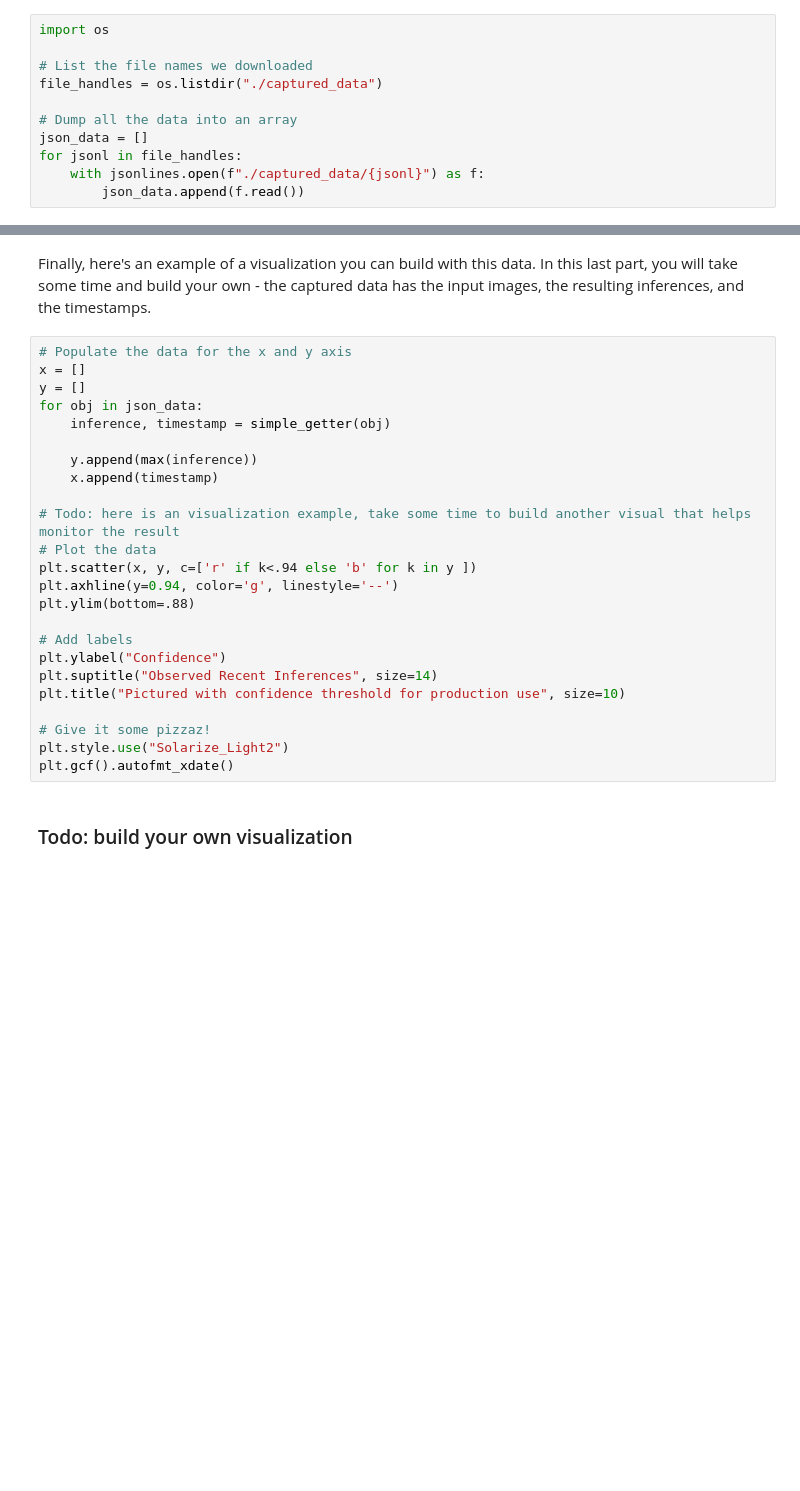
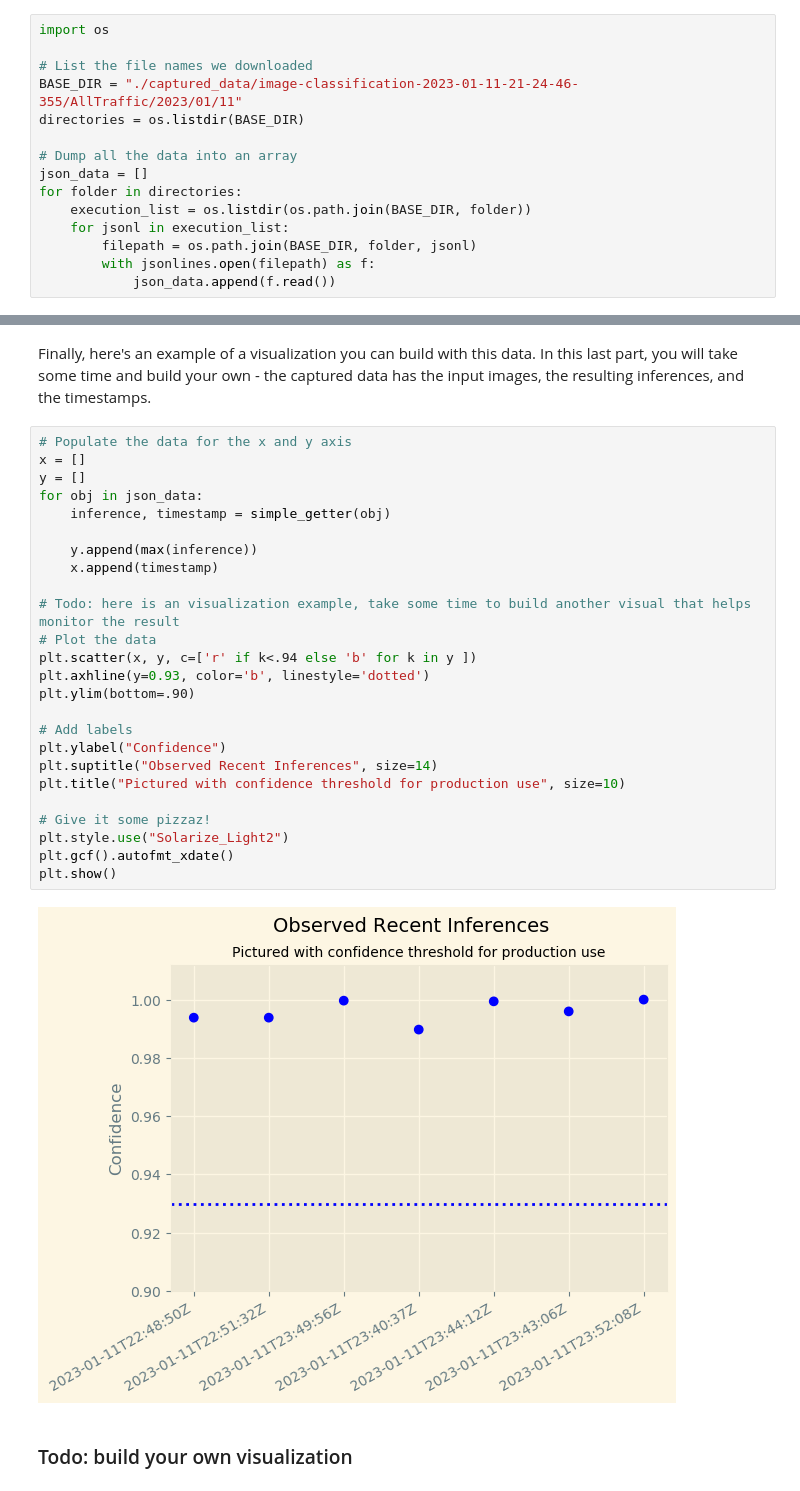
Before and after one commit to mxPorf/Developing-ML-Workflow, a Jupyter notebook: project/starter.ipynb, the cells around one changed output, grey strips where cells are left out. Cells and saved outputs as stored; diff of their text form; blank space fills up the shorter version.

```diff
--- a/project/starter.ipynb
+++ b/project/starter.ipynb
@@ -670,13 +681,17 @@ Now we can extract the data from each of the source files:
 import os
 
 # List the file names we downloaded
-file_handles = os.listdir("./captured_data")
+BASE_DIR = "./captured_data/image-classification-2023-01-11-21-24-46-355/AllTraffic/2023/01/11"
+directories = os.listdir(BASE_DIR)
 
 # Dump all the data into an array
 json_data = []
-for jsonl in file_handles:
-    with jsonlines.open(f"./captured_data/{jsonl}") as f:
-        json_data.append(f.read())
+for folder in directories:
+    execution_list = os.listdir(os.path.join(BASE_DIR, folder))
+    for jsonl in execution_list:
+        filepath = os.path.join(BASE_DIR, folder, jsonl)
+        with jsonlines.open(filepath) as f:
+            json_data.append(f.read())
 # %% [markdown]
 The data should now be a list of dictionaries, with significant nesting. We'll give you an example of some code that grabs data out of the objects and visualizes it:
 # %%
@@ -692,27 +709,30 @@ Finally, here's an example of a visualization you can build with this data. In t
 # %%
 # Populate the data for the x and y axis
 x = []
 y = []
 for obj in json_data:
     inference, timestamp = simple_getter(obj)
 
     y.append(max(inference))
     x.append(timestamp)
 
 # Todo: here is an visualization example, take some time to build another visual that helps monitor the result
 # Plot the data
 plt.scatter(x, y, c=['r' if k<.94 else 'b' for k in y ])
-plt.axhline(y=0.94, color='g', linestyle='--')
-plt.ylim(bottom=.88)
+plt.axhline(y=0.93, color='b', linestyle='dotted')
+plt.ylim(bottom=.90)
 
 # Add labels
 plt.ylabel("Confidence")
 plt.suptitle("Observed Recent Inferences", size=14)
 plt.title("Pictured with confidence threshold for production use", size=10)
 
 # Give it some pizzaz!
 plt.style.use("Solarize_Light2")
 plt.gcf().autofmt_xdate()
+plt.show()
+# %% [output]
+[figure, added]
 # %% [markdown]
 ### Todo: build your own visualization
 # %% [markdown]
```
Also changed, not shown: parts of 7 cells of this notebook.
